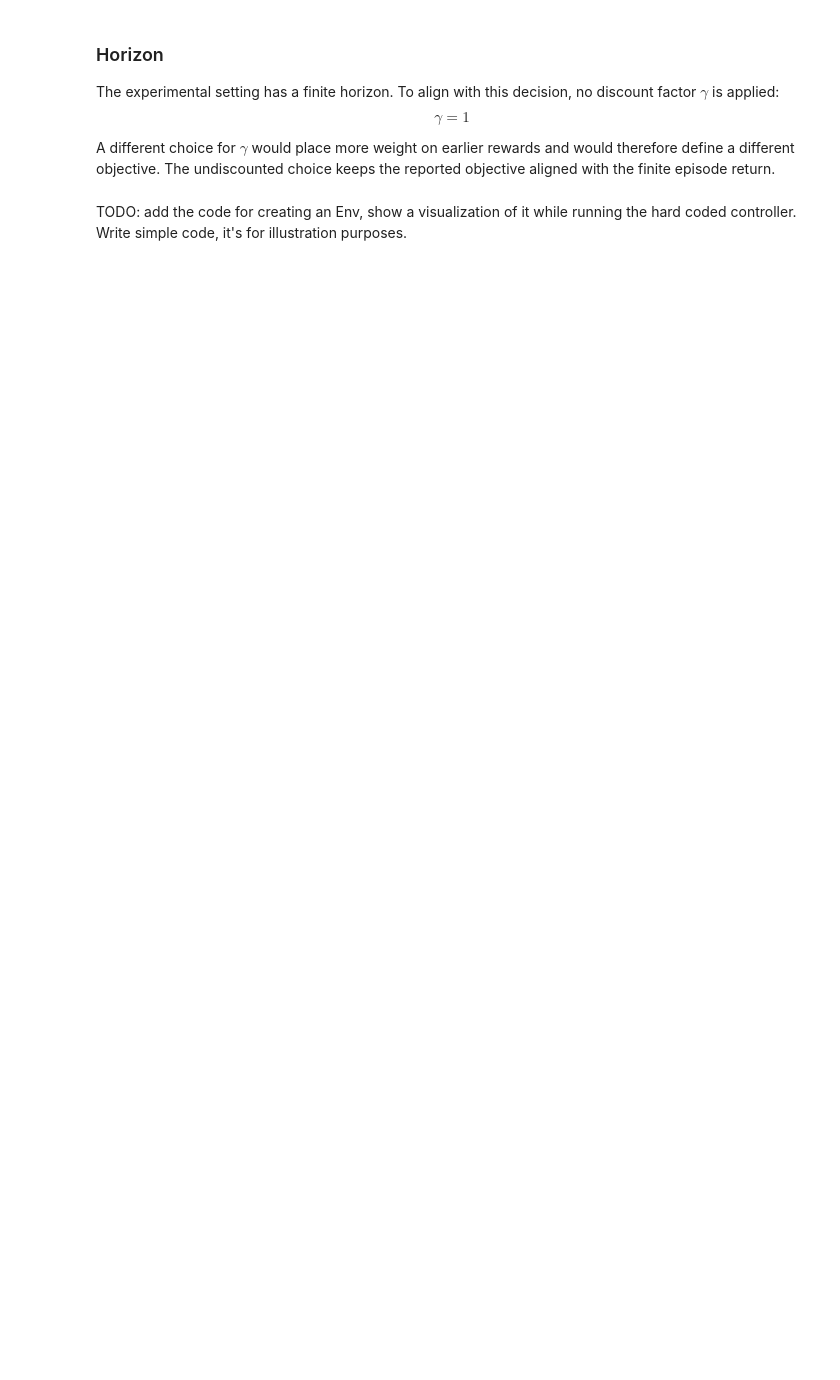
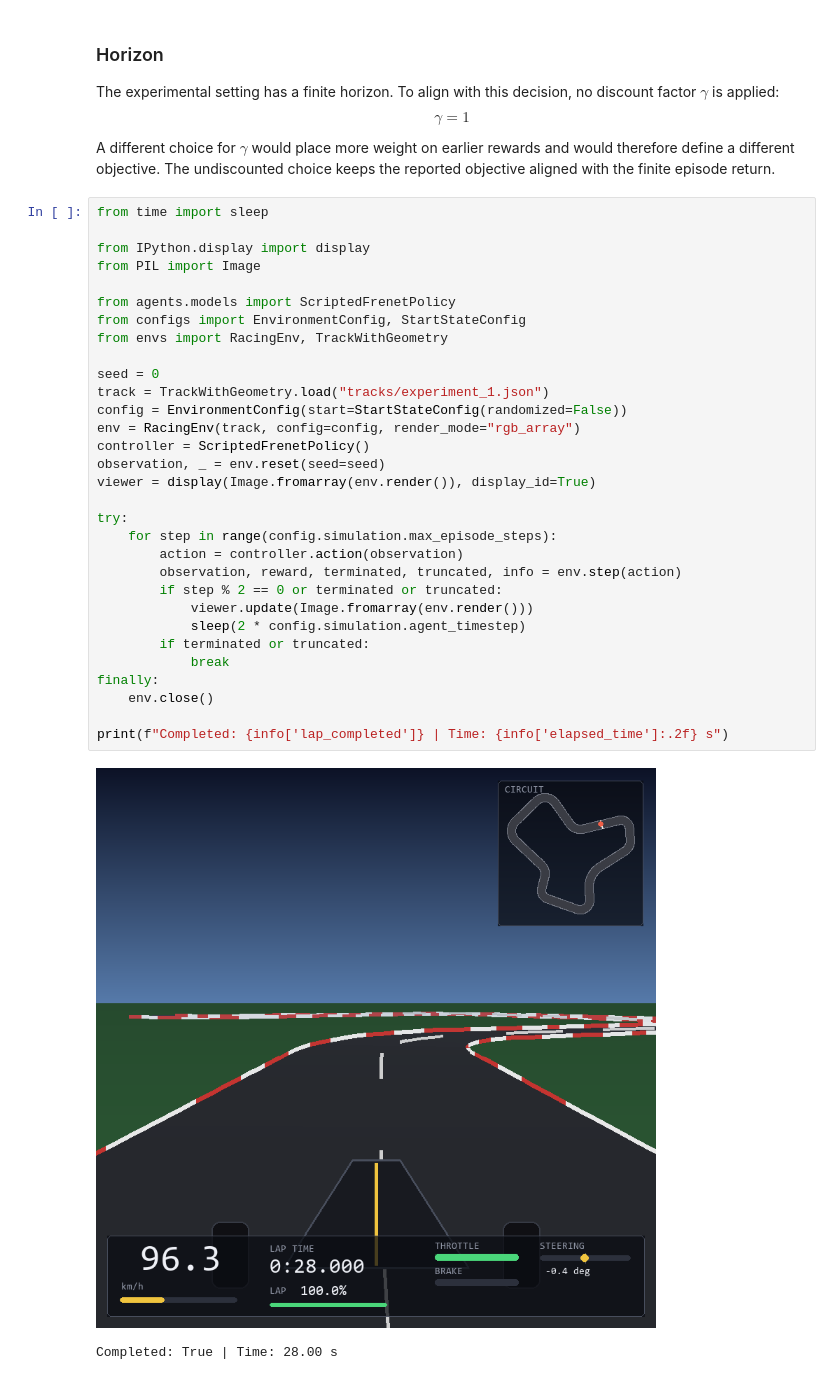
Before and after one commit to Filippo-Corti/CarRacingRL, a Jupyter notebook: 01-problem-formalization.ipynb, the cells around one changed output. Saved outputs shown, nothing was run; the diff lists cells and outputs as text; blank space fills up the shorter version.

```diff
--- a/01-problem-formalization.ipynb
+++ b/01-problem-formalization.ipynb
@@ -246,8 +246,40 @@ To align with this decision, no discount factor $\gamma$ is applied:
 $$ \gamma = 1 $$
 
 A different choice for $\gamma$ would place more weight on earlier rewards and would therefore define a different objective. The undiscounted choice keeps the reported objective aligned with the finite episode return.
-# %% [markdown]
-TODO: add the code for creating an Env, show a visualization of it while running the hard coded controller. Write simple code, it's for illustration purposes.
+# %%
+from time import sleep
+
+from IPython.display import display
+from PIL import Image
+
+from agents.models import ScriptedFrenetPolicy
+from configs import EnvironmentConfig, StartStateConfig
+from envs import RacingEnv, TrackWithGeometry
+
+seed = 0
+track = TrackWithGeometry.load("tracks/experiment_1.json")
+config = EnvironmentConfig(start=StartStateConfig(randomized=False))
+env = RacingEnv(track, config=config, render_mode="rgb_array")
+controller = ScriptedFrenetPolicy()
+observation, _ = env.reset(seed=seed)
+viewer = display(Image.fromarray(env.render()), display_id=True)
+
+try:
+    for step in range(config.simulation.max_episode_steps):
+        action = controller.action(observation)
+        observation, reward, terminated, truncated, info = env.step(action)
+        if step % 2 == 0 or terminated or truncated:
+            viewer.update(Image.fromarray(env.render()))
+            sleep(2 * config.simulation.agent_timestep)
+        if terminated or truncated:
+            break
+finally:
+    env.close()
+
+print(f"Completed: {info['lap_completed']} | Time: {info['elapsed_time']:.2f} s")
+# %% [output]
+[figure, added]
+Completed: True | Time: 28.00 s
 # %% [markdown]
 ## B) Task Formalization and Learning
 
```
Also changed, not shown: parts of 9 cells of this notebook, 14 other files.
